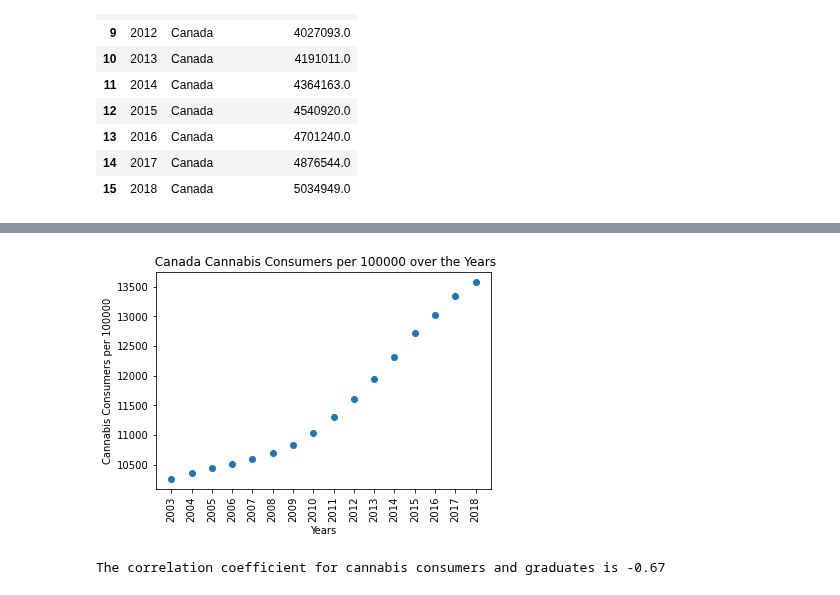
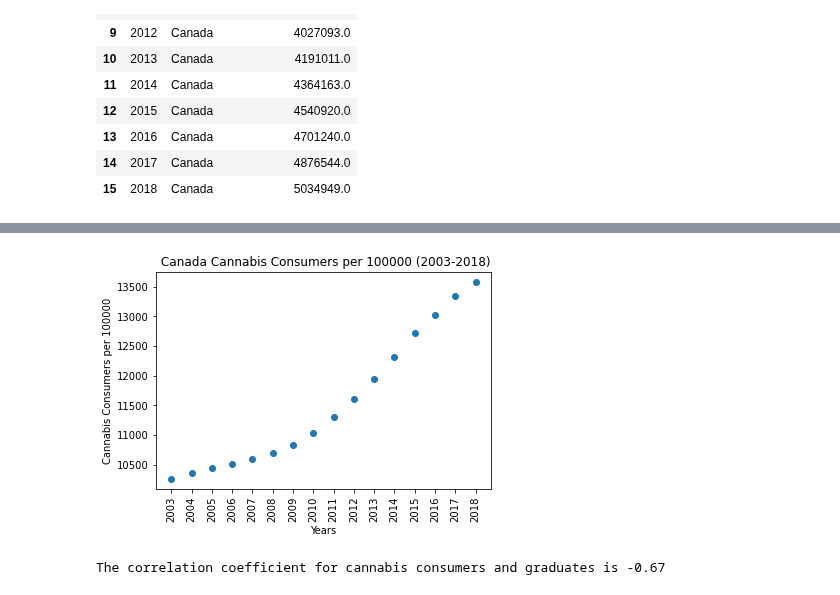
Before and after one commit to MattDavies1/Data-Bootcamp-Project, a Jupyter notebook: grad_rates_cannabis_consumptions.ipynb, the cells around one changed output, grey strips where cells are left out. Drawn from its saved outputs; the diff is of its cells as text; code cells hidden in the pictures.

```diff
--- a/grad_rates_cannabis_consumptions.ipynb
+++ b/grad_rates_cannabis_consumptions.ipynb
@@ -118,12 +118,12 @@ grad_can
 # %%
 plt.scatter(grad_can["Year"],grad_can["Cannabis Consumers per 100000"])
 plt.xticks(grad_can["Year"],rotation="vertical")
 plt.ylabel("Cannabis Consumers per 100000")
 plt.xlabel("Years")
-plt.title(" Canada Cannabis Consumers per 100000 over the Years")
+plt.title(" Canada Cannabis Consumers per 100000 (2003-2018)")
 plt.show()
 # %% [output]
-[figure, old version]
+[figure, new version]
 # %%
 slope,intercept,rvalue,pvalue,sems = linregress(grad_can["Cannabis Consumers per 100000"],grad_can["Grads per 100000"])
 regress_values= (slope*grad_can["Cannabis Consumers per 100000"]) + intercept
```
Also changed, not shown: parts of 1 cell of this notebook.
